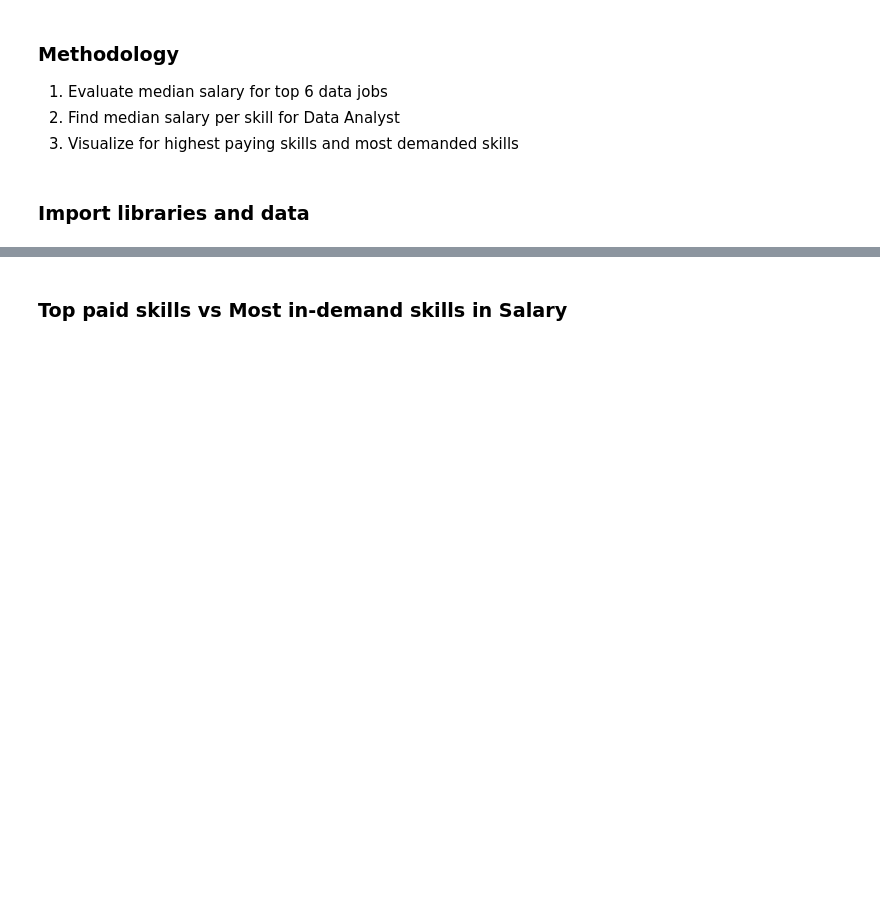
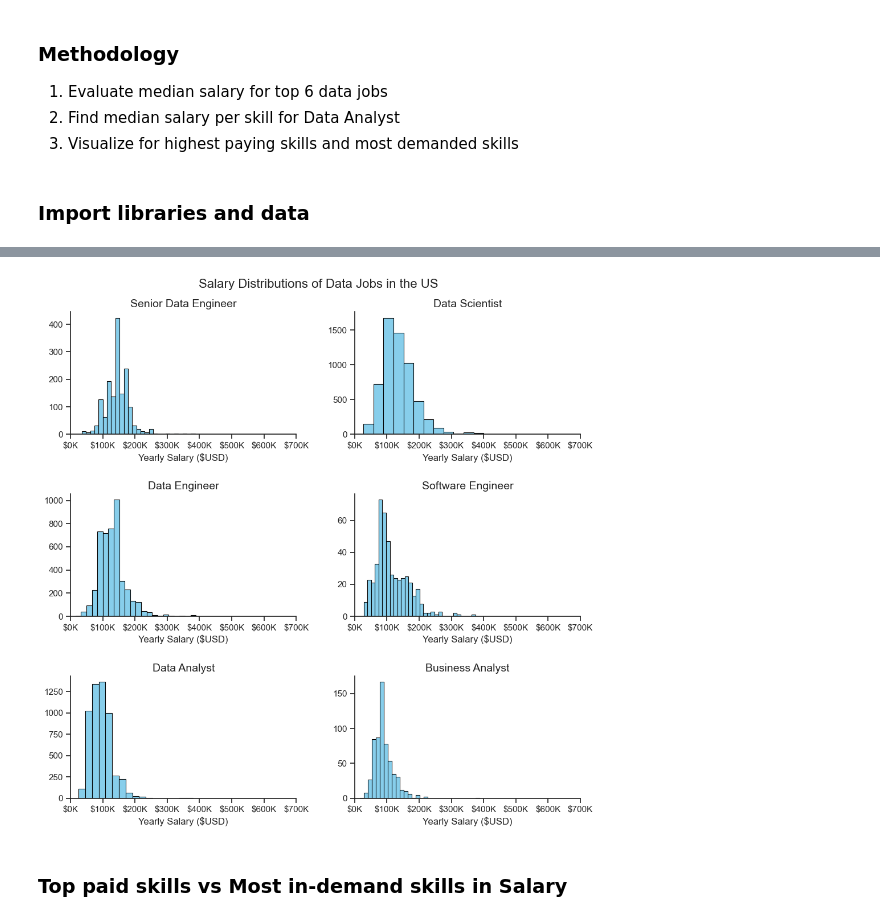
Before and after one commit to duyanvuong/python_data_project, a Jupyter notebook: 03_Projects/04_Salary_Analysis.ipynb, the cells around one changed output, grey strips where cells are left out. Saved outputs shown, nothing was run; the diff lists cells and outputs as text; code cells hidden in the pictures; blank space fills up the shorter version.

```diff
--- a/03_Projects/04_Salary_Analysis.ipynb
+++ b/03_Projects/04_Salary_Analysis.ipynb
@@ -25,3 +110,34 @@ df['job_skills'] = df['job_skills'].apply(lambda skill: ast.literal_eval(skill)
+# %%
+fig, ax = plt.subplots(3,2, figsize=(10,10))
+ax = ax.flatten()
+
+for x, job_title in enumerate(job_titles):
+    df_plot = df_salary_top_roles[df_salary_top_roles['job_title_short'] == job_title]
+    sns.histplot(
+        data=df_plot,
+        ax=ax[x],
+        legend=False,
+        bins=30,
+        edgecolor='black'
+    )
+
+    # Change the color of each bar
+    for patch in ax[x].patches:
+        patch.set_facecolor(color='skyblue')  # Cycle through colors list
+
+    sns.despine()
+    sns.set_theme(style='ticks')
+
+    ax[x].set_xlim(0,700000)
+    ax[x].set_title(job_title, fontsize=14)
+    ax[x].set_xlabel('Yearly Salary ($USD)',fontsize=12)
+    ax[x].set_ylabel('')
+    ax[x].xaxis.set_major_formatter(plt.FuncFormatter(lambda x, pos: f"${int(x/1000)}K"))
+
+fig.suptitle('Salary Distributions of Data Jobs in the US', fontsize=16)
+fig.tight_layout(h_pad=2, w_pad=2)
+# %% [output]
+[figure, added]
 # %% [markdown]
 ### Top paid skills vs Most in-demand skills in Salary
 # %%
```
Also changed, not shown: parts of 22 cells of this notebook, 7 other files.
